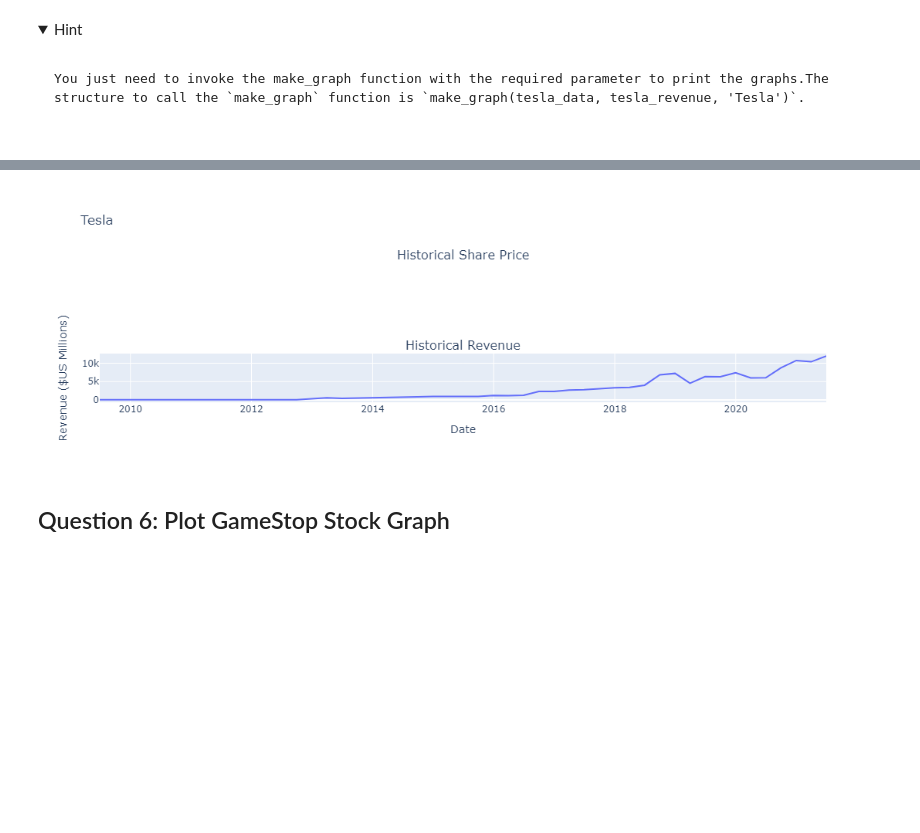
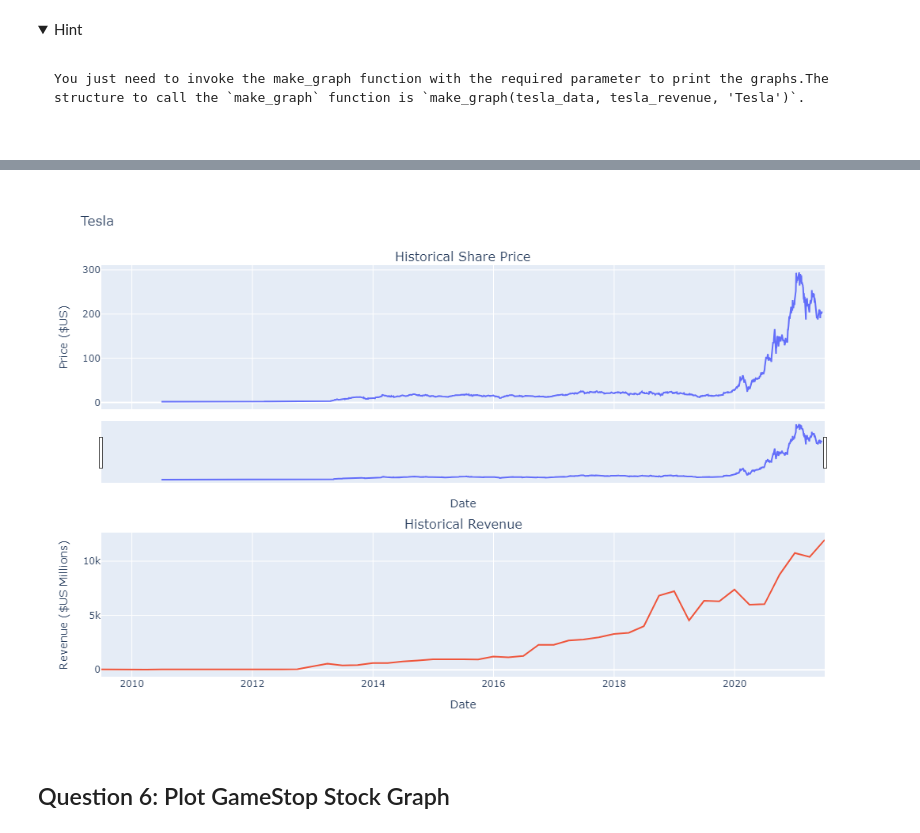
Before and after one commit to brianpickett72/myrepo, a Jupyter notebook: Historical Stock Revenue Data.ipynb, the cells around one changed output, grey strips where cells are left out. Cells and saved outputs as stored; diff of their text form; code cells hidden in the pictures; folded sections open; blank space fills up the shorter version.

```diff
--- a/Historical Stock Revenue Data.ipynb
+++ b/Historical Stock Revenue Data.ipynb
@@ -75,16 +75,16 @@ In this section, we define the function `make_graph`. **You don't have to know h
 # %%
 def make_graph(stock_data, revenue_data, stock):
     fig = make_subplots(rows=2, cols=1, shared_xaxes=True, subplot_titles=("Historical Share Price","Historical Revenue"), vertical_spacing = .3)
-    #stock_data_specific = stock_data[stock_data.Date <= '2021-06-14']
+    stock_data_specific = stock_data[stock_data.Date <= '2021-06-14']
     revenue_data_specific = revenue_data[revenue_data.Date <= '2021-06-30']
-    #fig.add_trace(go.Scatter(x=pd.to_datetime(stock_data_specific.Date), y=stock_data_specific.Close.astype("float"), name="Share Price"), row=1, col=1)
+    fig.add_trace(go.Scatter(x=pd.to_datetime(stock_data_specific.Date), y=stock_data_specific.Close.astype("float"), name="Share Price"), row=1, col=1)
     fig.add_trace(go.Scatter(x=pd.to_datetime(revenue_data_specific.Date), y=revenue_data_specific.Revenue.astype("float"), name="Revenue"), row=2, col=1)
     fig.update_xaxes(title_text="Date", row=1, col=1)
     fig.update_xaxes(title_text="Date", row=2, col=1)
     fig.update_yaxes(title_text="Price ($US)", row=1, col=1)
     fig.update_yaxes(title_text="Revenue ($US Millions)", row=2, col=1)
     fig.update_layout(showlegend=False,
-    height=900,
+    height=700,
     title=stock,
     xaxis_rangeslider_visible=True)
     fig.show()
@@ -225,7 +226,7 @@ We are focusing on quarterly revenue in the lab.
 # %% [markdown]
 Execute the following line to remove the comma and dollar sign from the `Revenue` column.
 # %%
-tsla_revenue["Revenue"] = tsla_revenue["Revenue"].str.replace(',|\$',"", regex=True)
+tsla_revenue["Revenue"] = tsla_revenue["Revenue"].str.replace('[$]|/$|,',"", regex=True)
 # %%
 tsla_revenue
 # %% [output]
@@ -398,5 +408,5 @@ You just need to invoke the make_graph function with the required parameter to p
 
 </details>
 # %%
-make_graph(html_data, tsla_revenue, 'Tesla')
+make_graph(tsla_data, tsla_revenue, 'Tesla')
 # %% [output]
@@ -404,4 +413,4 @@ make_graph(html_data, tsla_revenue, 'Tesla')
-[figure, old version]
+[figure, new version]
 # %% [markdown]
 ## Question 6: Plot GameStop Stock Graph
 # %% [markdown]
```
Also changed, not shown: parts of 8 cells of this notebook.
